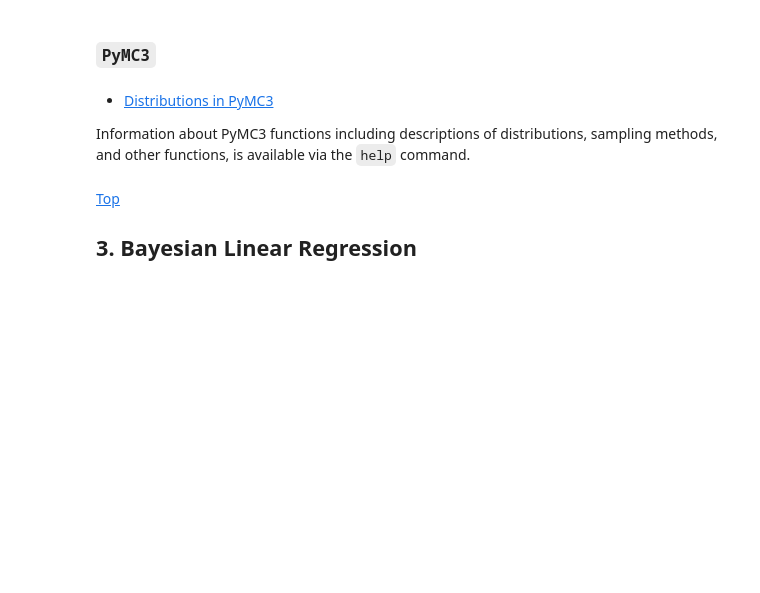
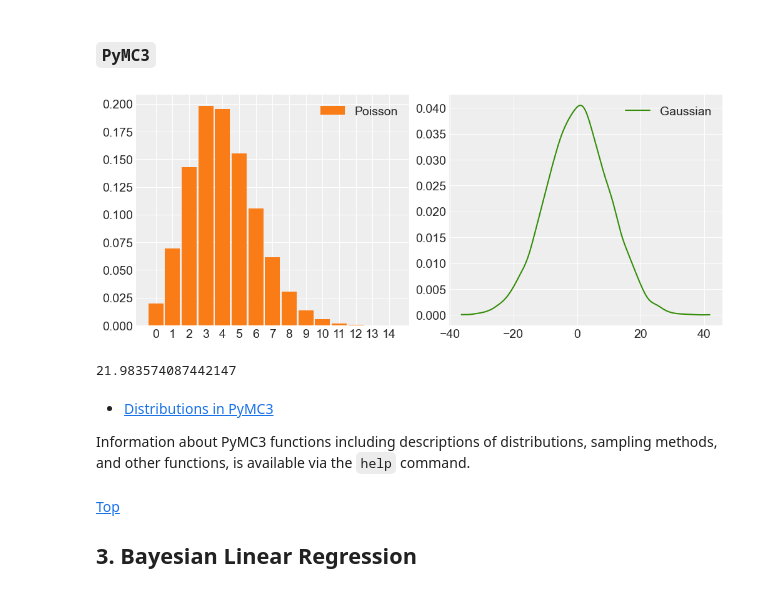
Before and after one commit to zhonglizhang/2022-CS109B, a Jupyter notebook: content/labs/lab02/cs109b_lab02_bayes_2022_Joel.ipynb, the cells around one changed output. Drawn from its saved outputs; the diff is of its cells as text; code cells hidden in the pictures; blank space fills up the shorter version.

```diff
--- a/content/labs/lab02/cs109b_lab02_bayes_2022_Joel.ipynb
+++ b/content/labs/lab02/cs109b_lab02_bayes_2022_Joel.ipynb
@@ -116,14 +122,20 @@ plt.show()
 # %%
 az.style.use("arviz-darkgrid")
 
 a = pm.Poisson.dist(mu=4)
 b = pm.Normal.dist(mu=0, sigma=10)
 
 _, ax = plt.subplots(1, 2, figsize=(10, 4))
-az.plot_dist(a.random(size=1000), color="C1", label="Poisson", ax=ax[0])
-az.plot_dist(b.random(size=1000), color="C2", label="Gaussian", ax=ax[1])
+az.plot_dist(a.random(size=10000), color="C1", label="Poisson", ax=ax[0])
+az.plot_dist(b.random(size=10000), color="C2", label="Gaussian", ax=ax[1])
 
 plt.show()
+# %% [output]
+[figure, added]
+# %%
+float(pm.Normal.dist(mu=0, sigma = 10).random(size = 1))
+# %% [output]
+21.983574087442147
 # %% [markdown]
 - [Distributions in PyMC3](https://docs.pymc.io/api/distributions.html)
 
```
Also changed, not shown: parts of 21 cells of this notebook.
